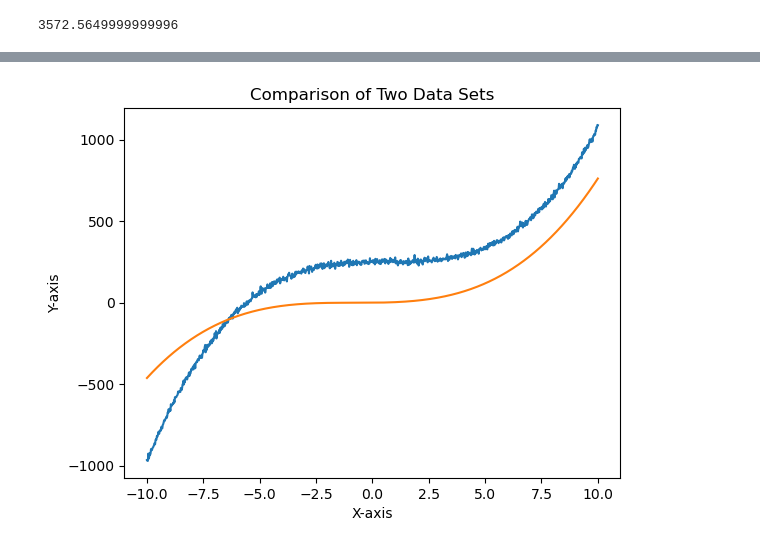
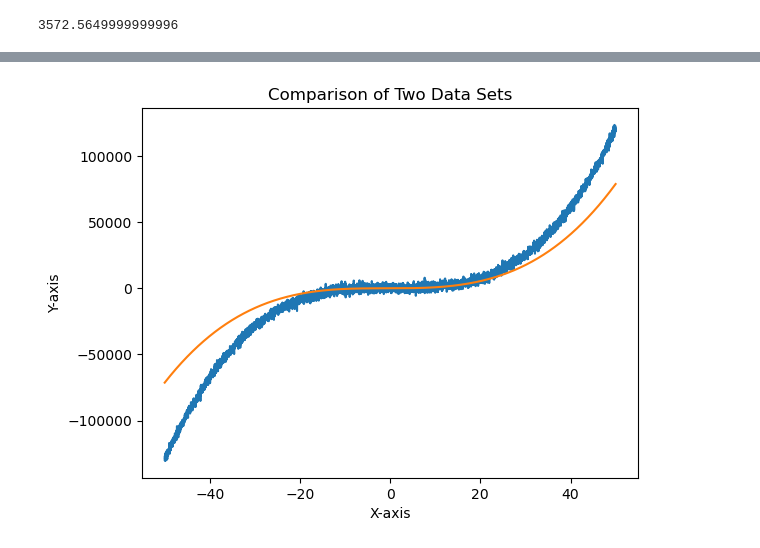
Before and after one commit to QuimSerraFaber/MSc-Thesis, a Jupyter notebook: Tests.ipynb, the cells around one changed output, grey strips where cells are left out. Drawn from its saved outputs; the diff is of its cells as text; code cells hidden in the pictures.

```diff
--- a/Tests.ipynb
+++ b/Tests.ipynb
@@ -50,33 +48,19 @@ ModuleNotFoundError: No module named 'data_directory.Polynomial_test'
-# %%
-def generate_polynomial_data(coefficients, x, noise_level=0.1):
-    """
-    Generates data points for a fifth-degree polynomial.
-
-    :param coefficients: List of coefficients (a0, a1, a2, a3, a4, a5) for the polynomial.
-    :param x: List of points for which to calculate the polynomial.
-    :param noise_level: Standard deviation of Gaussian noise added to the data.
-    :return: y values as numpy arrays.
-    """
-    y = np.polyval(coefficients[::-1], x)  # Reverses the list to fit np.polyval's order
-    y += np.random.normal(0, noise_level, y.shape)  # Adding noise to the data
-
-    return y
 # %%
 # Coefficients for the polynomial (a0, a1, a2, a3, a4)
 true_coefficients = [250, 2.5, -2, 1]
-list = np.linspace(-10, 10, 1000)
+list = np.linspace(-50, 50, 5000)
 estimated_coefficients = [0, 1.2, 1.5, 0.6]
 
-result = generate_polynomial_data(true_coefficients, list, noise_level=10)
+result = generate_polynomial_data(true_coefficients, list, noise_level=2000)
 prediction = predict_polynomial(estimated_coefficients, list)
 
 plt.plot(list, result)
 plt.plot(list, prediction)
 
 plt.xlabel('X-axis')
 plt.ylabel('Y-axis')
 plt.title('Comparison of Two Data Sets')
 
 plt.show()
 # %% [output]
-[figure, old version]
+[figure, new version]
```
Also changed, not shown: parts of 1 cell of this notebook, 2 other files.
